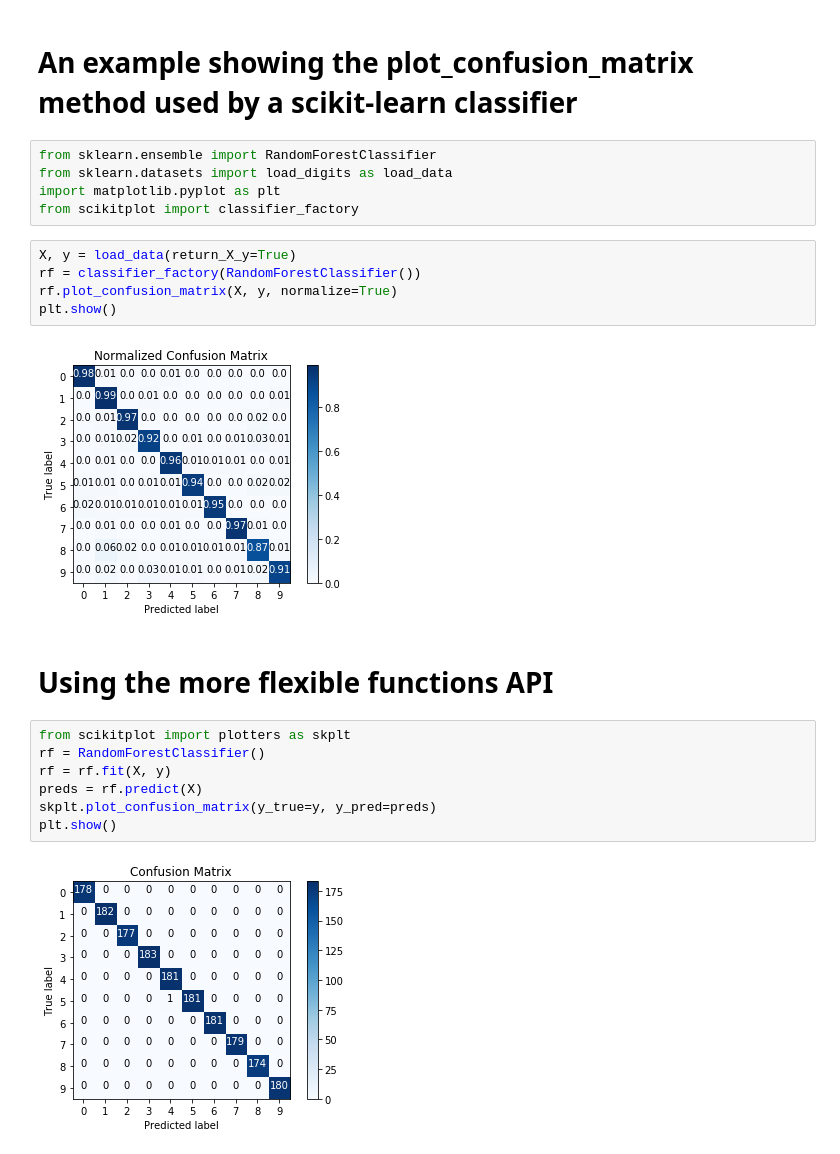
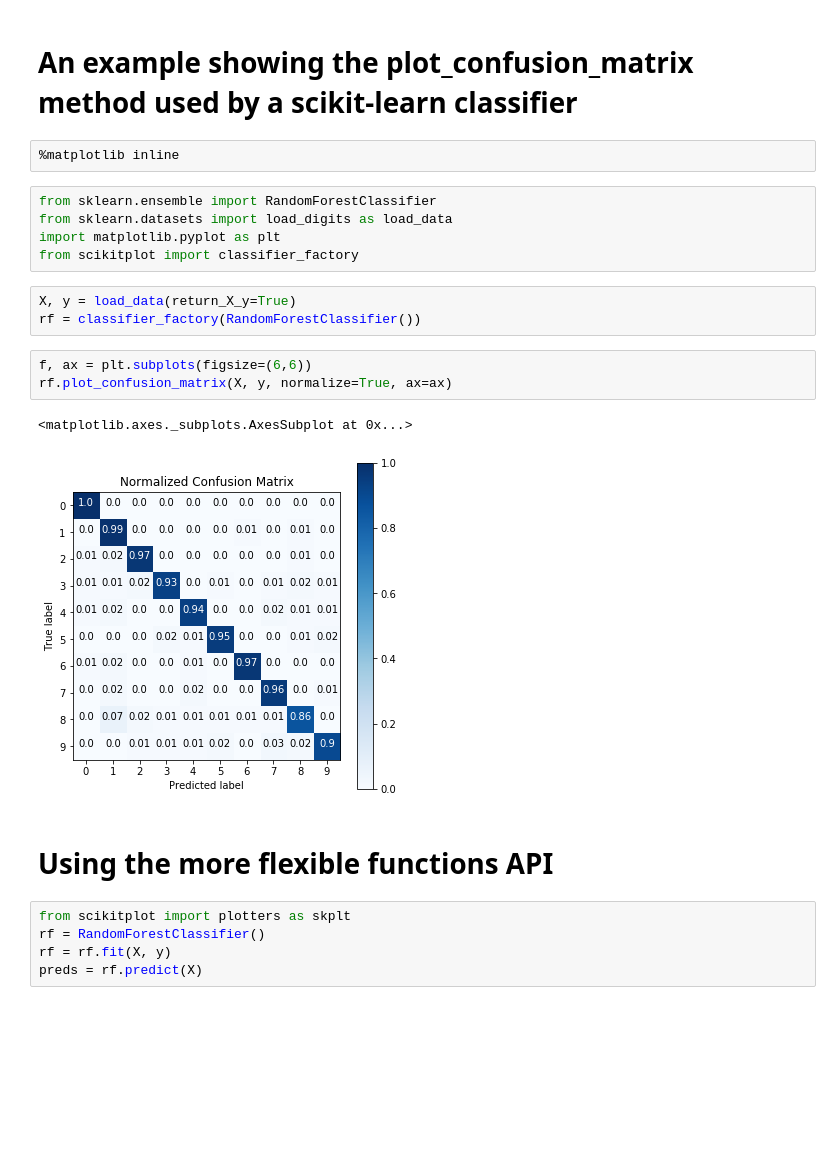
Before and after one commit to nicolasfauchereau/scikit-plot, a Jupyter notebook: examples/plot_confusion_matrix.ipynb, the cells around one changed output. Cells and saved outputs as stored; diff of their text form; blank space fills up the shorter version.

```diff
--- a/examples/plot_confusion_matrix.ipynb
+++ b/examples/plot_confusion_matrix.ipynb
@@ -1,5 +1,7 @@
 # %% [markdown]
 # An example showing the plot_confusion_matrix method used by a scikit-learn classifier
+# %%
+%matplotlib inline
 # %%
 from sklearn.ensemble import RandomForestClassifier
 from sklearn.datasets import load_digits as load_data
@@ -8,10 +10,12 @@ from scikitplot import classifier_factory
 # %%
 X, y = load_data(return_X_y=True)
 rf = classifier_factory(RandomForestClassifier())
-rf.plot_confusion_matrix(X, y, normalize=True)
-plt.show()
-# %% [output]
-[figure, removed]
+# %%
+f, ax = plt.subplots(figsize=(6,6))
+rf.plot_confusion_matrix(X, y, normalize=True, ax=ax)
+# %% [output]
+<matplotlib.axes._subplots.AxesSubplot at 0x...>
+[figure, added]
 # %% [markdown]
 # Using the more flexible functions API
 # %%
@@ -19,7 +23,3 @@ from scikitplot import plotters as skplt
 rf = RandomForestClassifier()
 rf = rf.fit(X, y)
 preds = rf.predict(X)
-skplt.plot_confusion_matrix(y_true=y, y_pred=preds)
-plt.show()
-# %% [output]
-[figure, removed]
```
Also changed, not shown: parts of 1 cell of this notebook, 4 other files.
